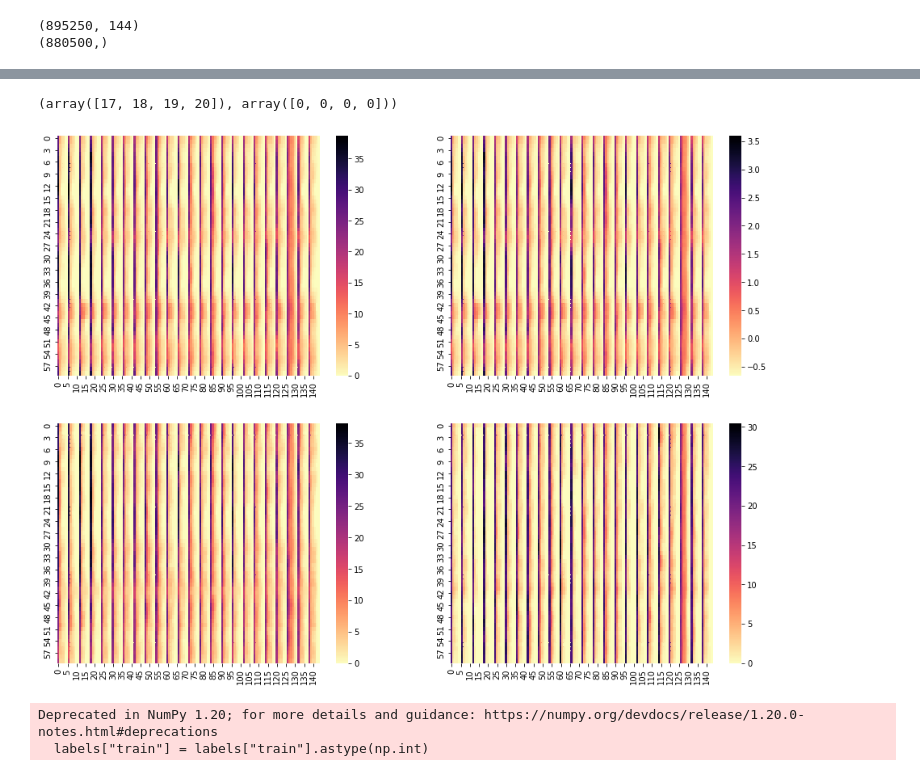
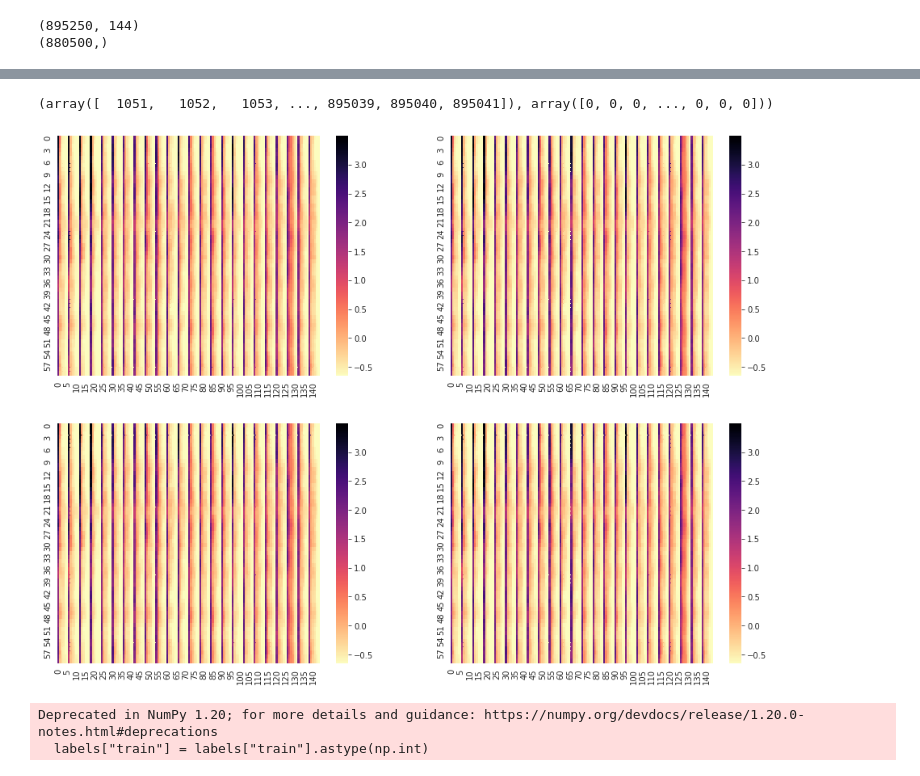
Before and after one commit to esl-epfl/FETCH, a Jupyter notebook: epilepsiae_process.ipynb, the cells around one changed output, grey strips where cells are left out. Cells and saved outputs as stored; diff of their text form; code cells hidden in the pictures.

```diff
--- a/epilepsiae_process.ipynb
+++ b/epilepsiae_process.ipynb
@@ -284,6 +309,5 @@ for mode in ['train', 'test']:
             y_agg = np.max(y, axis=1, keepdims=True)
             X[mode] = np.concatenate((X[mode], x), axis=0)
         labels[mode] = np.concatenate((labels[mode], y_agg))
-        break
 X["train"].shape
 # %% [output]
@@ -314,25 +342,25 @@ print(valid_labels["train"].shape)
 # %%
 import seaborn as sns
 import matplotlib.pylab as plt
 
 mean = np.mean(X["train"])
 std = np.std(X["train"])
 
 plt.figure(figsize=(16,12))
 plt.subplot(221)
-sns.heatmap(X["train"][0], cmap="magma_r")
+sns.heatmap(X["train"][1040:1100], cmap="magma_r")
 plt.subplot(222)
 
-sns.heatmap((X["train"][0] - mean)/std, cmap="magma_r")
+sns.heatmap((X["train"][1040:1100] - mean)/std, cmap="magma_r")
 plt.subplot(223)
-sns.heatmap(X["train"][17], cmap="magma_r")
+sns.heatmap(X["train"][1040:1100], cmap="magma_r")
 plt.subplot(224)
-sns.heatmap(X["train"][19], cmap="magma_r")
+sns.heatmap(X["train"][1040:1100], cmap="magma_r")
 print(np.where(labels["train"] == 1))
 # plt.imshow(X["train"][0], cmap="magma_r", cbarlabel="channel value")
 # %% [output]
-(array([17, 18, 19, 20]), array([0, 0, 0, 0]))
+(array([  1051,   1052,   1053, ..., 895039, 895040, 895041]), array([0, 0, 0, ..., 0, 0, 0]))
-[figure, old version]
+[figure, new version]
 # %%
 labels["train"] = labels["train"].astype(np.int)
 # %% [output]
```
Also changed, not shown: parts of 9 cells of this notebook, 1 other file.
